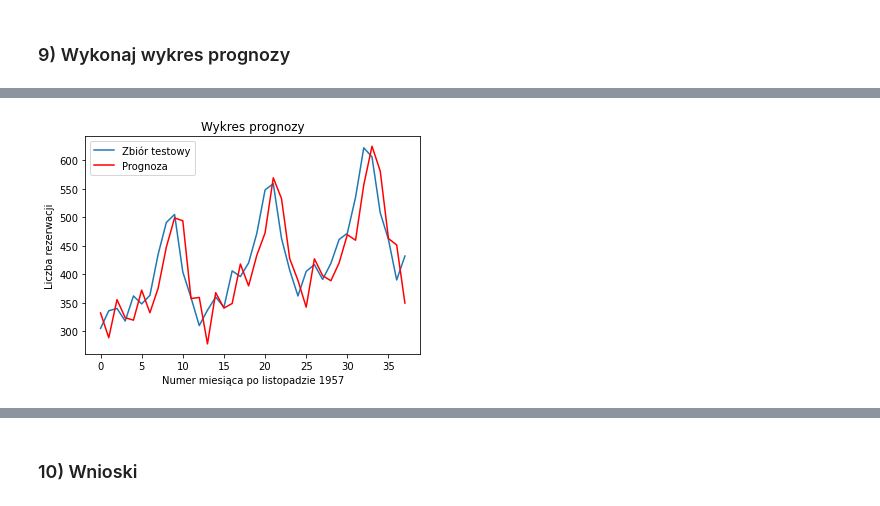
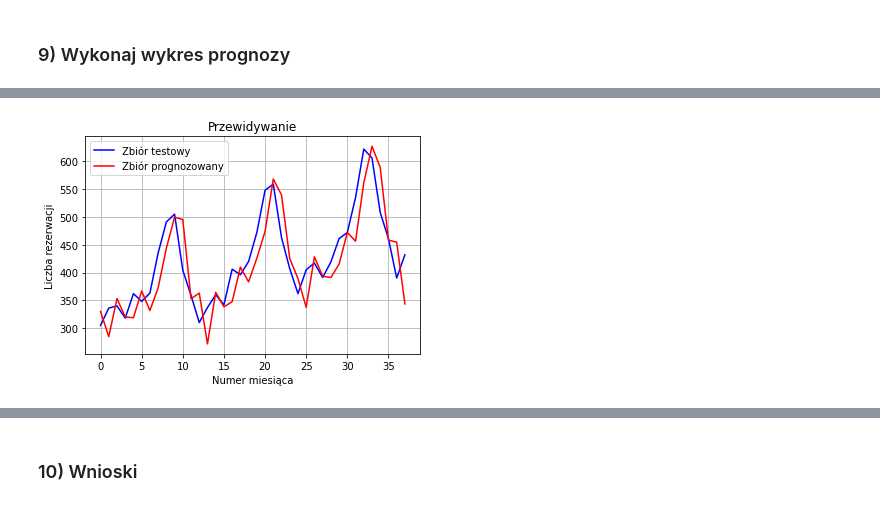
Before and after one commit to Artur-Mzyk/Analiza_i_bazy_danych, a Jupyter notebook: Lab10/raport.ipynb, the cells around one changed output, grey strips where cells are left out. Drawn from its saved outputs; the diff is of its cells as text; code cells hidden in the pictures.

```diff
--- a/Lab10/raport.ipynb
+++ b/Lab10/raport.ipynb
@@ -208,12 +224,10 @@ plt.show()
 ### 7) Podzieł szereg na dane treningowe i testowe wędlug uznania oraz oblicz kryterium  AIC dla modelu ARIMA (3,0,1) (results.summary())
 # %%
 #ARIMA
-
-X = df2.values
-train = X[0 : 106] # dane treningowe
-test = X[106:]  # dane testowe
-predictions = [train, test]
-model = ARIMA(df2, order=(3, 0, 1))
+X = df.values
+train = X[0 : 106]   # dane treningowe
+test = X[106:]       # dane testowe
+model = ARIMA(train, order=(3, 0, 1))
 results = model.fit()
-print(results.summary())
+results.summary()
 # %% [output]
@@ -293,10 +303,21 @@ Freq: MS, Name: predicted_mean, dtype: float64
-# %%
-plt.plot(test)
-plt.plot([*range(len(predictions))], predictions, color="red")
-plt.title("Wykres prognozy")
-plt.xlabel("Numer miesiąca po listopadzie 1957")
-plt.ylabel("Liczba rezerwacji")
-plt.legend(["Zbiór testowy", "Prognoza"])
-plt.show()
-# %% [output]
-[figure, removed]
+# %%
+history = [x for x in train]
+predictions = []
+
+for i in range(len(test)):
+    model = ARIMA(history, order=(3, 0, 1))
+    results = model.fit()
+    predictions.append(results.forecast()[0])
+    history.append(test[i])
+
+plt.figure()
+plt.plot(test, color="blue", label="Zbiór testowy")
+plt.plot(predictions, color="red", label="Zbiór prognozowany")
+plt.grid()
+plt.legend()
+plt.xlabel("Numer miesiąca")
+plt.ylabel("Liczba rezerwacji")
+plt.title("Przewidywanie")
+plt.show()
+# %% [output]
+[figure, added]
```
Also changed, not shown: parts of 16 cells of this notebook, 1 other file.
